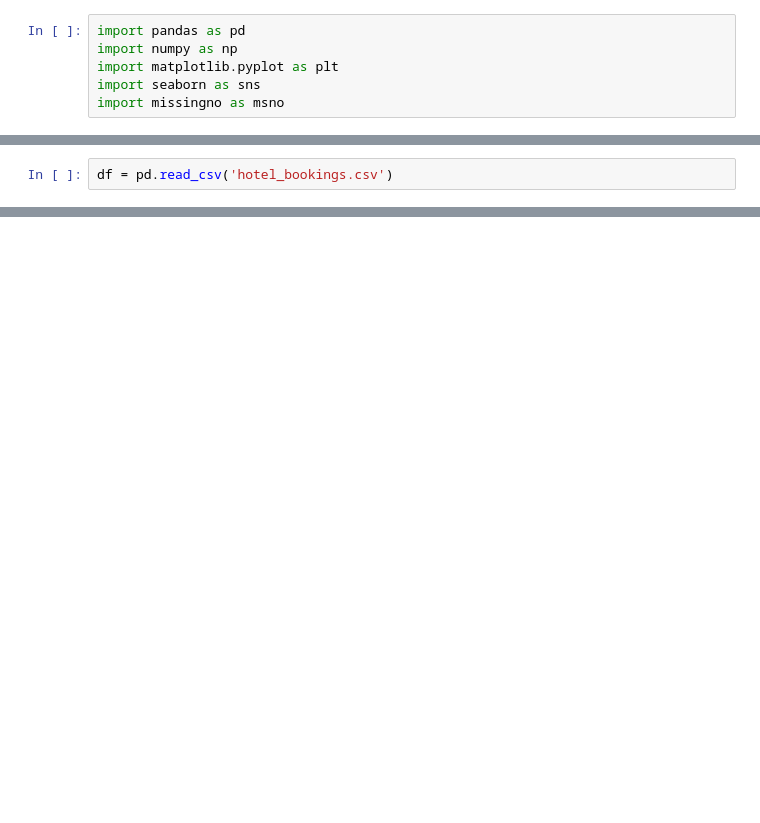
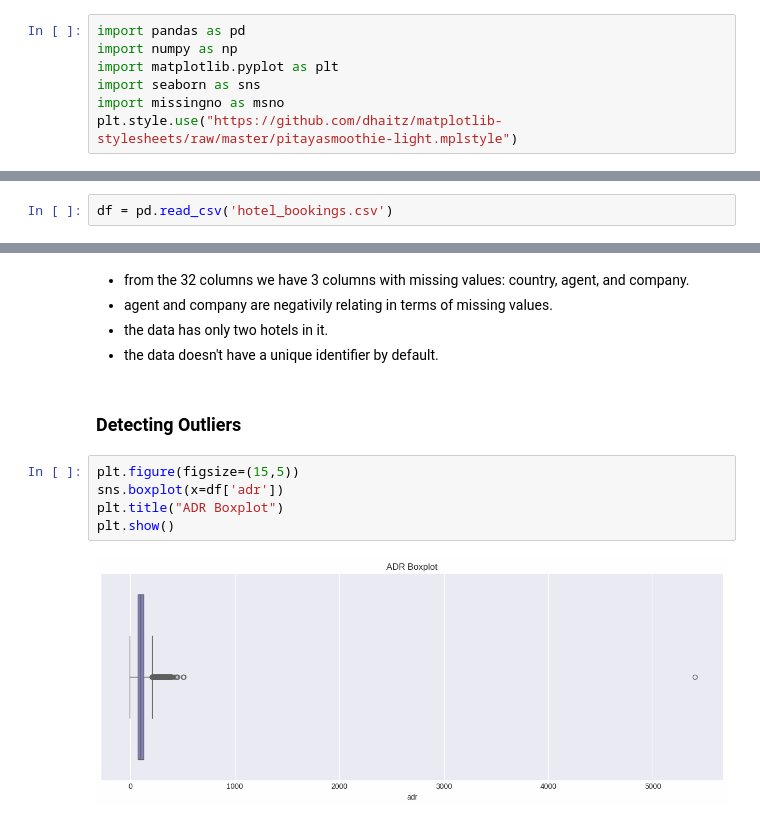
Before and after one commit to abanoub-refaat/gtc-ml-project1-hotel-bookings, a Jupyter notebook: GTC_project_01.ipynb, the cells around one changed output, grey strips where cells are left out. Saved outputs shown, nothing was run; the diff lists cells and outputs as text; blank space fills up the shorter version.

```diff
--- a/GTC_project_01.ipynb
+++ b/GTC_project_01.ipynb
@@ -19,6 +11,7 @@ import numpy as np
 import matplotlib.pyplot as plt
 import seaborn as sns
 import missingno as msno
+plt.style.use("https://github.com/dhaitz/matplotlib-stylesheets/raw/master/pitayasmoothie-light.mplstyle")
 # %%
 from google.colab import files
 uploaded = files.upload()
@@ -47,0 +139,15 @@ msno.heatmap(df)
+# %% [markdown]
+
+- from the 32 columns we have 3 columns with missing values: country, agent,   and company.
+- agent and company are negativily relating in terms of missing values.
+- the data has only two hotels in it.
+- the data doesn't have a unique identifier by default.
+# %% [markdown]
+### Detecting Outliers
+# %%
+plt.figure(figsize=(15,5))
+sns.boxplot(x=df['adr'])
+plt.title("ADR Boxplot")
+plt.show()
+# %% [output]
+[figure, added]
```
Also changed, not shown: parts of 34 cells of this notebook.
